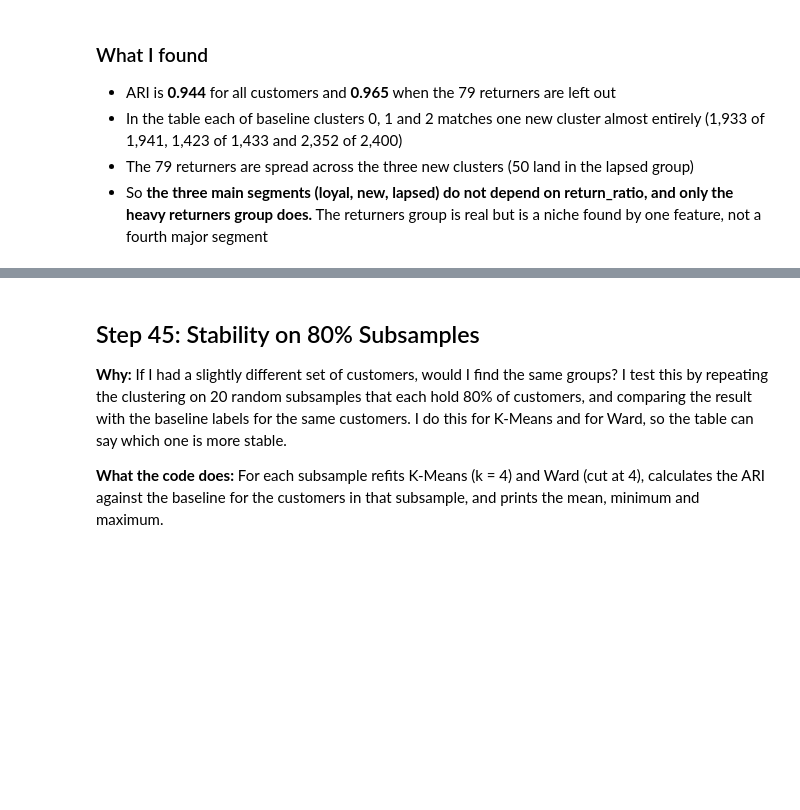
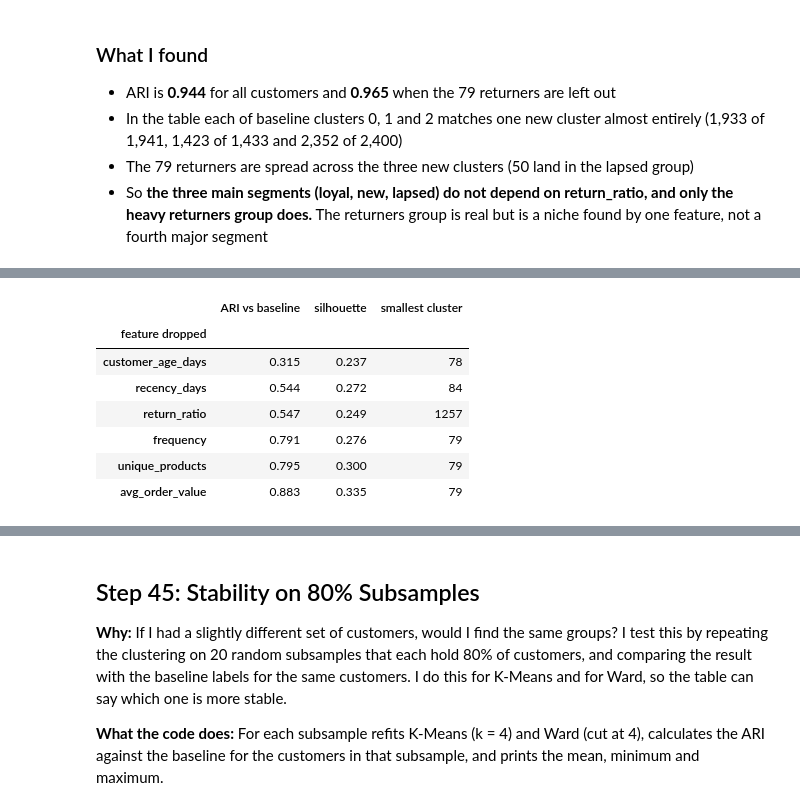
Before and after one commit to samyyy2311/Unsupervised_Learning, a Jupyter notebook: Unsupervised_Learning.ipynb, the cells around one changed output, grey strips where cells are left out. Drawn from its saved outputs; the diff is of its cells as text; code cells hidden in the pictures; blank space fills up the shorter version.

```diff
--- a/Unsupervised_Learning.ipynb
+++ b/Unsupervised_Learning.ipynb
@@ -1551,0 +1563,10 @@ ARI vs k-means k = 4: 0.028
+# %%
+# selected setting: eps 1.1, min_samples 12
+db = DBSCAN(eps=1.1, min_samples=12).fit(X)
+db_labels = db.labels_
+n_core = len(db.core_sample_indices_)
+n_noise = (db_labels == -1).sum()
+n_border = len(db_labels) - n_core - n_noise
+print('core', n_core, '| border', n_border, '| noise', n_noise)
+print(pd.Series(db_labels[db_labels != -1]).value_counts().rename('customers').to_frame().rename_axis('cluster'))
+print('share of customers that are not noise:', round(100 * (db_labels != -1).mean(), 1), '%')
@@ -1681,0 +1723,20 @@ ARI, without the 79 returners: 0.965
+# %%
+# dropping one feature at a time and refitting k-means with k = 4
+rows = []
+for col in X.columns:
+    data = X.drop(columns=col)
+    lab = KMeans(n_clusters=4, init='k-means++', n_init=10, random_state=RANDOM_SEED).fit(data).labels_
+    rows.append({'feature dropped': col,
+                 'ARI vs baseline': round(adjusted_rand_score(kmeans_labels[4], lab), 3),
+                 'silhouette': round(silhouette_score(data, lab), 3),
+                 'smallest cluster': np.bincount(lab).min()})
+pd.DataFrame(rows).set_index('feature dropped').sort_values('ARI vs baseline')
+# %% [output]
+|  | ARI vs baseline | silhouette | smallest cluster |
+| feature dropped |  |  |  |
+| customer_age_days | 0.315 | 0.237 | 78 |
+| recency_days | 0.544 | 0.272 | 84 |
+| return_ratio | 0.547 | 0.249 | 1257 |
+| frequency | 0.791 | 0.276 | 79 |
+| unique_products | 0.795 | 0.300 | 79 |
+| avg_order_value | 0.883 | 0.335 | 79 |
```
Also changed, not shown: parts of 20 cells of this notebook.
